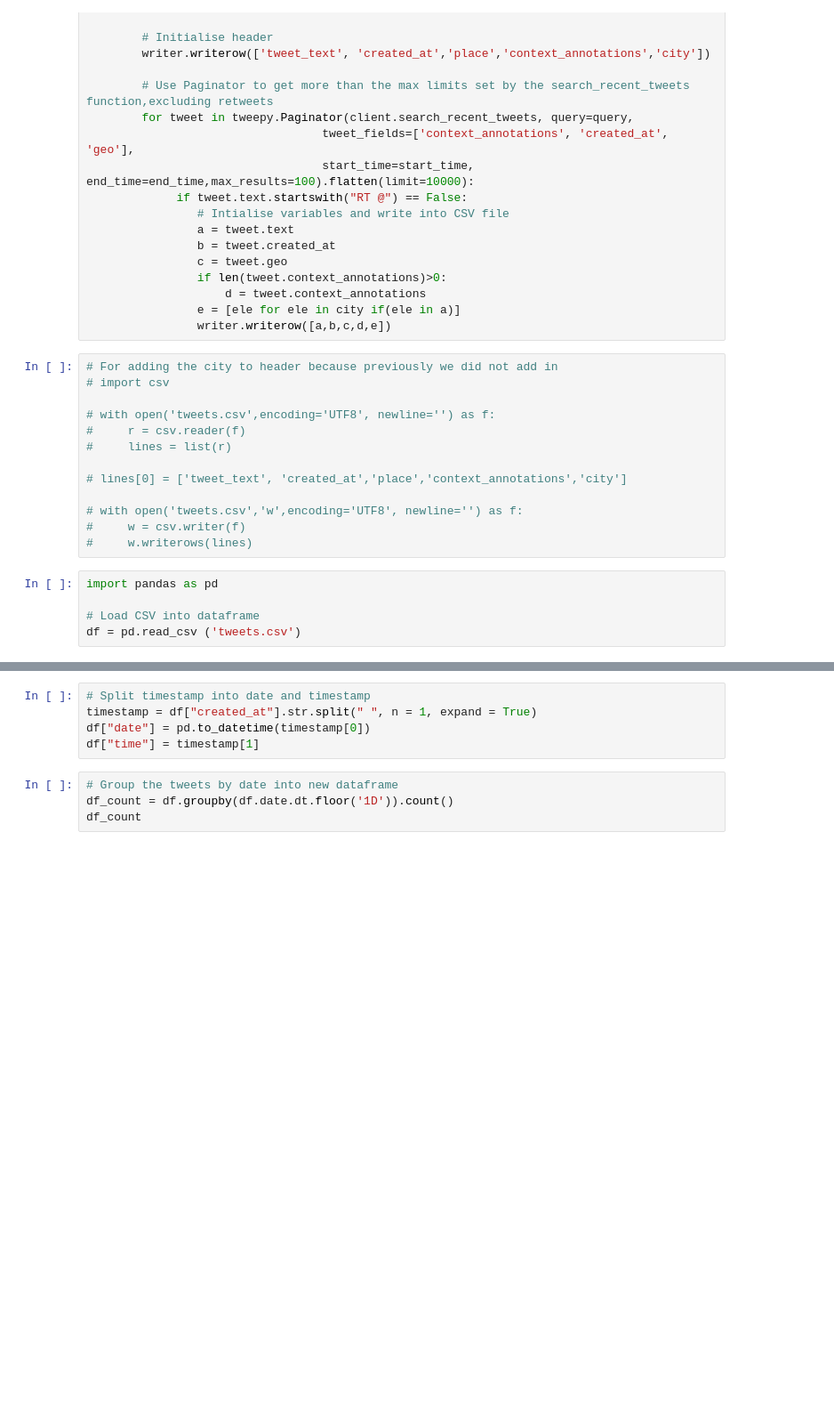
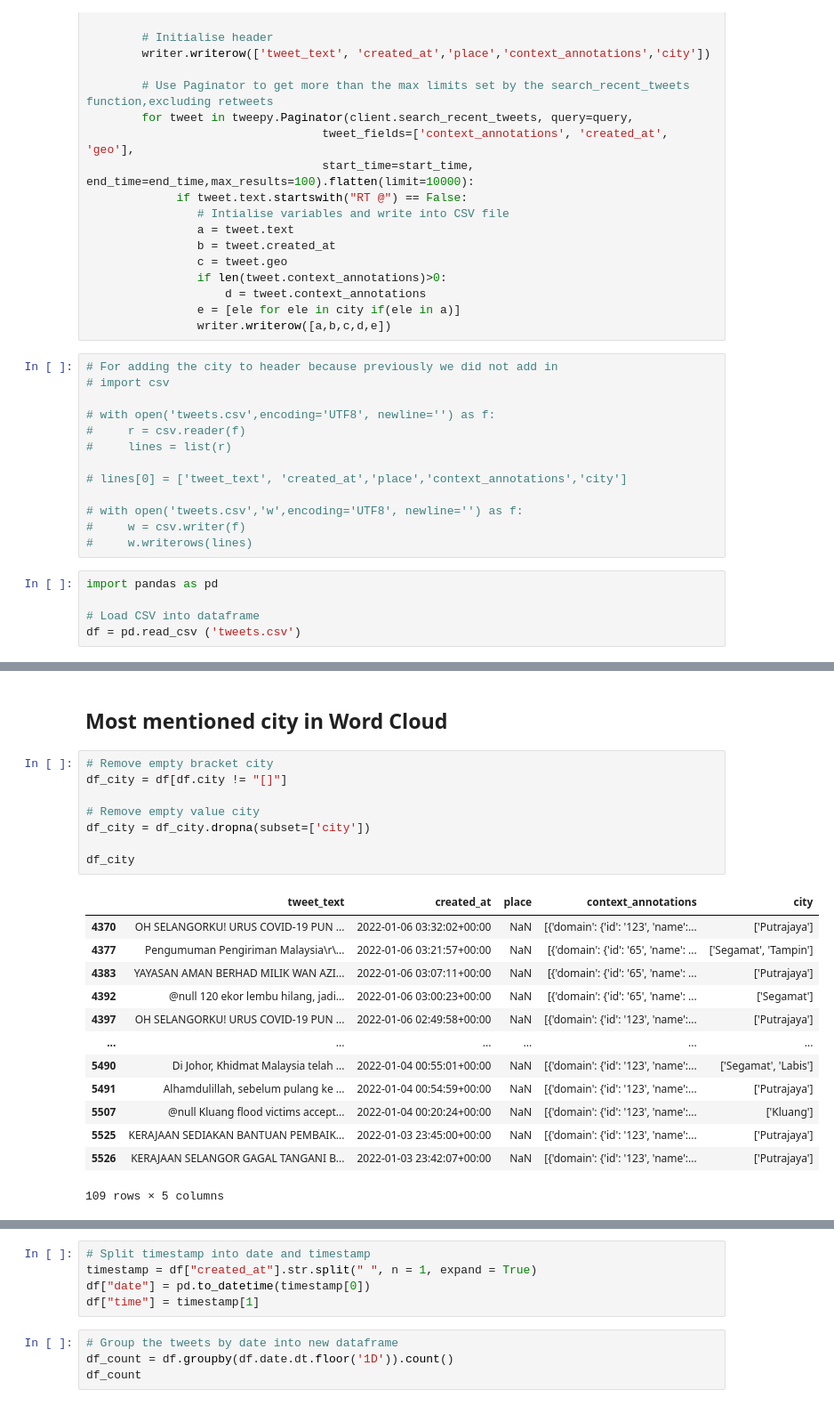
Before and after one commit to wilsonkw97/WeWarnYou, a Jupyter notebook: Data Collection and Pre-processing.ipynb, the cells around one changed output, grey strips where cells are left out. Shown at 89% size. Saved outputs shown, nothing was run; the diff lists cells and outputs as text; blank space fills up the shorter version.

```diff
--- a/Data Collection and Pre-processing.ipynb
+++ b/Data Collection and Pre-processing.ipynb
@@ -110,0 +118,24 @@ df.head()
+# %% [markdown]
+## Most mentioned city in Word Cloud
+# %%
+# Remove empty bracket city
+df_city = df[df.city != "[]"]
+
+# Remove empty value city
+df_city = df_city.dropna(subset=['city'])
+
+df_city
+# %% [output]
+|  | tweet_text | created_at | place | context_annotations | city |
+| 4370 | OH SELANGORKU! URUS COVID-19 PUN ... | 2022-01-06 03:32:02+00:00 | NaN | [{'domain': {'id': '123', 'name':... | ['Putrajaya'] |
+| 4377 | Pengumuman Pengiriman Malaysia\r\... | 2022-01-06 03:21:57+00:00 | NaN | [{'domain': {'id': '65', 'name': ... | ['Segamat', 'Tampin'] |
+| 4383 | YAYASAN AMAN BERHAD MILIK WAN AZI... | 2022-01-06 03:07:11+00:00 | NaN | [{'domain': {'id': '65', 'name': ... | ['Putrajaya'] |
+| 4392 | @null 120 ekor lembu hilang, jadi... | 2022-01-06 03:00:23+00:00 | NaN | [{'domain': {'id': '65', 'name': ... | ['Segamat'] |
+| 4397 | OH SELANGORKU! URUS COVID-19 PUN ... | 2022-01-06 02:49:58+00:00 | NaN | [{'domain': {'id': '123', 'name':... | ['Putrajaya'] |
+| ... | ... | ... | ... | ... | ... |
+| 5490 | Di Johor, Khidmat Malaysia telah ... | 2022-01-04 00:55:01+00:00 | NaN | [{'domain': {'id': '123', 'name':... | ['Segamat', 'Labis'] |
+| 5491 | Alhamdulillah, sebelum pulang ke ... | 2022-01-04 00:54:59+00:00 | NaN | [{'domain': {'id': '123', 'name':... | ['Putrajaya'] |
+| 5507 | @null Kluang flood victims accept... | 2022-01-04 00:20:24+00:00 | NaN | [{'domain': {'id': '123', 'name':... | ['Kluang'] |
+| 5525 | KERAJAAN SEDIAKAN BANTUAN PEMBAIK... | 2022-01-03 23:45:00+00:00 | NaN | [{'domain': {'id': '123', 'name':... | ['Putrajaya'] |
+| 5526 | KERAJAAN SELANGOR GAGAL TANGANI B... | 2022-01-03 23:42:07+00:00 | NaN | [{'domain': {'id': '123', 'name':... | ['Putrajaya'] |
+109 rows × 5 columns
```
Also changed, not shown: parts of 4 cells of this notebook.
